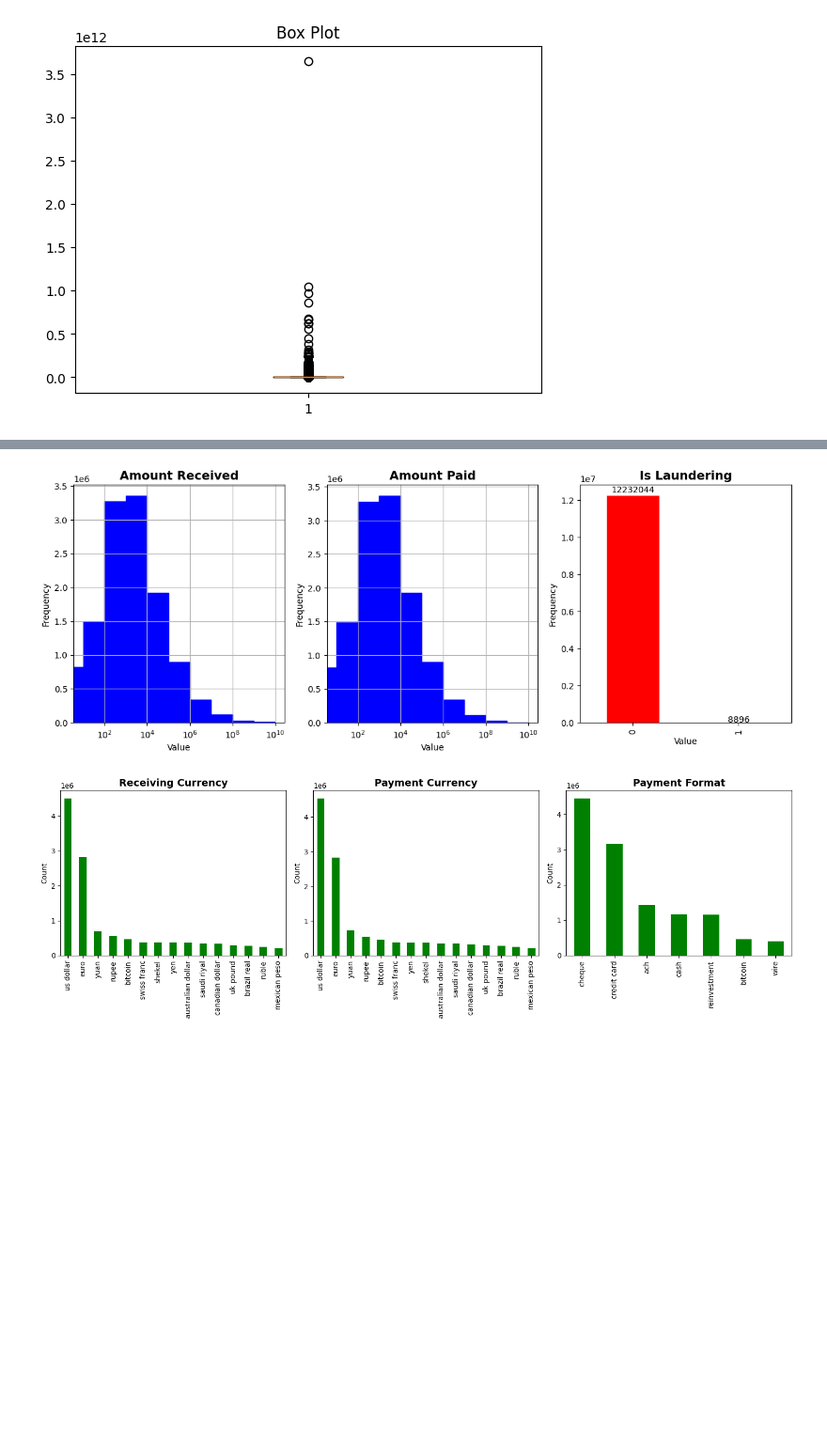
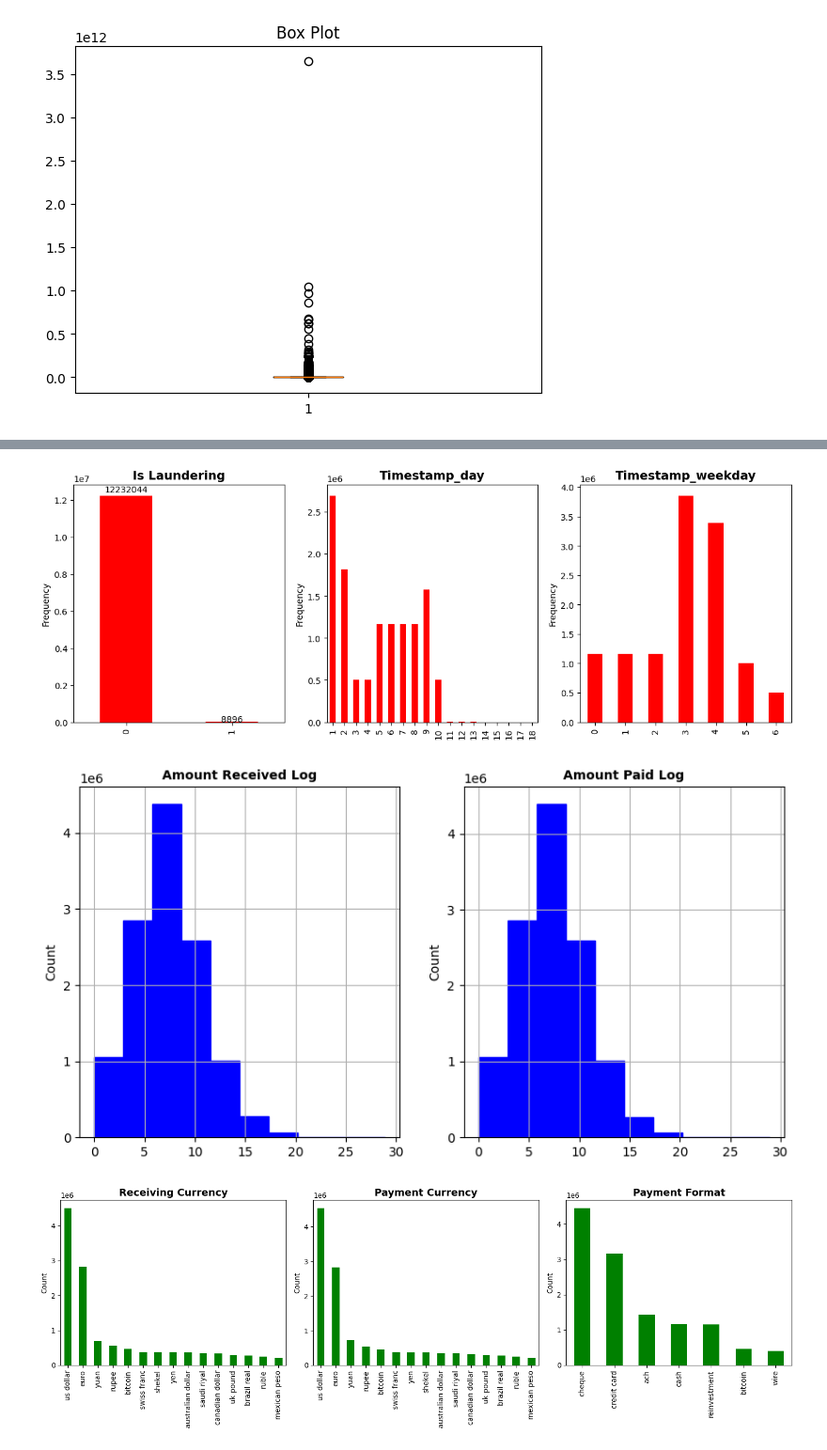
Before and after one commit to joanaritalopes/Money-Laundering-Detection, a Jupyter notebook: src/exploratory_data_analysis.ipynb, the cells around one changed output, grey strips where cells are left out. Shown at 94% size. Drawn from its saved outputs; the diff is of its cells as text; code cells hidden in the pictures; blank space fills up the shorter version.

```diff
--- a/src/exploratory_data_analysis.ipynb
+++ b/src/exploratory_data_analysis.ipynb
@@ -116,41 +119,51 @@ Is Laundering        37.054096
 dtype: float64
 # %%
+import numpy as np
 import matplotlib.pyplot as plt
 
-# NUMERICAL
-# Define custom bins (edges)
-bins = [0, 1e1, 1e2, 1e3, 1e4, 1e5, 1e6, 1e7, 1e8, 1e9, 1e10]
-cols = numerical_data.columns
+cols = ['Is Laundering', 'Timestamp_day', 'Timestamp_weekday']
 fig, axes = plt.subplots(1, len(cols), figsize=(5*len(cols), 5))
 
 for ax, col in zip(axes, cols):
-    if numerical_data[col].nunique() <= 2:  # binary
-        counts = numerical_data[col].value_counts()
-        counts.plot(kind='bar', ax=ax, color='red')
-        # Add count labels on top of each bar
+    counts = numerical_data[col].value_counts().sort_index()
+    if col == 'Is Laundering':
         for idx, val in enumerate(counts):
             ax.text(idx, 1.015*val, str(val), ha='center', fontsize=10)
-    else:
-        numerical_data[col].hist(bins=bins, ax=ax, color='blue', edgecolor='blue')
-        ax.set_xscale('log')  # optional log scale for readability
+    counts.plot(kind='bar', ax=ax, color='red')
     ax.set_title(col, fontsize=14, fontweight='bold')
-    ax.set_xlabel('Value')
+    ax.set_xlabel('')
     ax.set_ylabel('Frequency')
+
+
+# NUMERICAL
+#  has there very high positive skew ranges (typical in financial data) - we do a log transformation
+numerical_data['Amount Received Log'] = np.log1p(numerical_data['Amount Received'])  # log(1 + x) to handle zeros
+numerical_data['Amount Paid Log'] = np.log1p(numerical_data['Amount Paid'])  # log(1 + x) to handle zeros
+
+cols = ['Amount Received Log','Amount Paid Log']
+fig, axes = plt.subplots(1, len(cols), figsize=(5*len(cols), 5))
+
+for ax, col in zip(axes, cols):
+    numerical_data[col].hist(ax=ax, color='blue', edgecolor='blue')
+    ax.set_title(col, fontsize=10, fontweight='bold')
+    ax.set_xlabel('')
+    ax.set_ylabel('Count')
 
 # CATEGORICAL
 cols = ['Receiving Currency', 'Payment Currency', 'Payment Format']
 fig, axes = plt.subplots(1, len(cols), figsize=(5*len(cols), 5))  # width scales with number of plots
 
 for ax, col in zip(axes, cols):
     counts = categorical_data[col].value_counts()
     counts.plot(kind='bar', rot=90, ax=ax, color='green')
     ax.set_title(col, fontsize=14, fontweight='bold')
     ax.set_xlabel('')
     ax.set_ylabel('Count')
 
 
 plt.tight_layout()
 plt.show()
 # %% [output]
-[figure, old version]
+[figure, new version]
-[figure, old version]
+[figure, new version]
+[figure, added]
```
Also changed, not shown: parts of 13 cells of this notebook, 3 other files.
